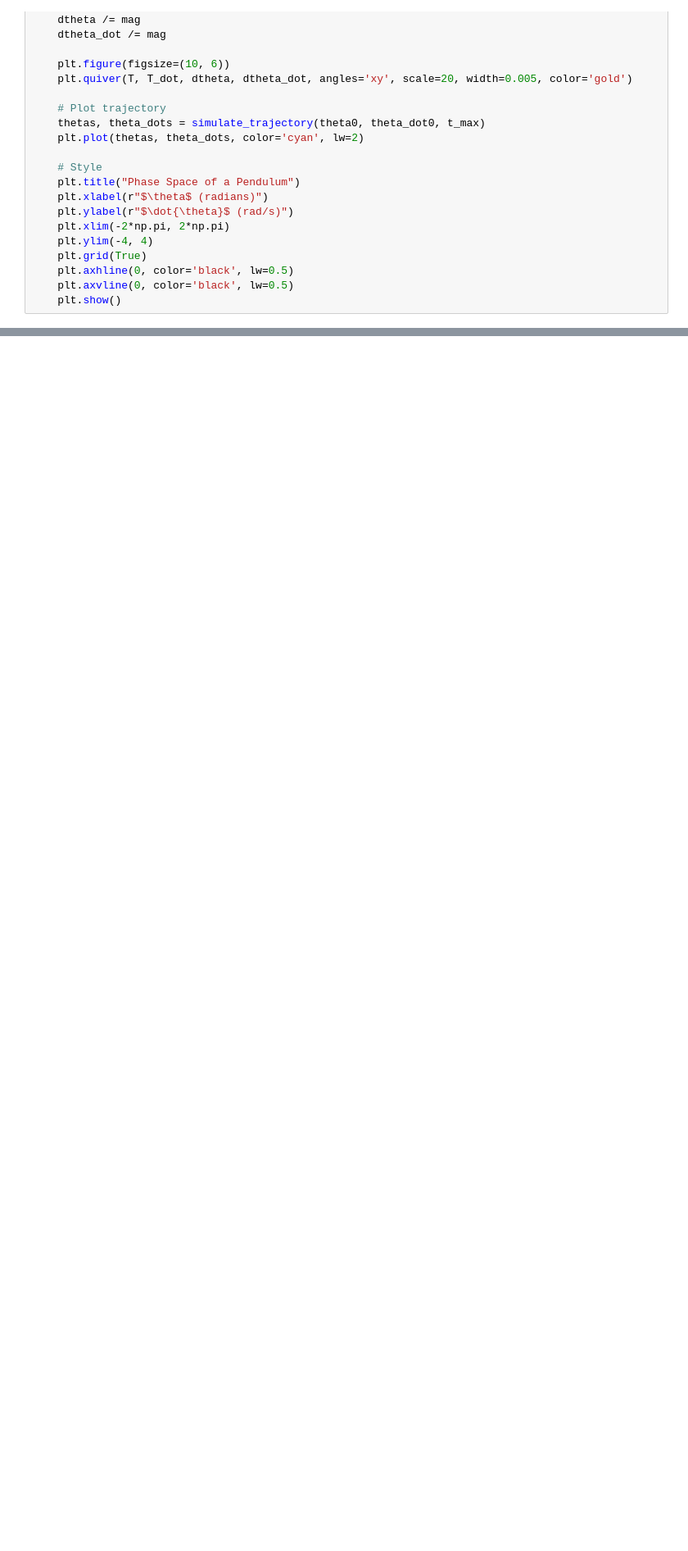
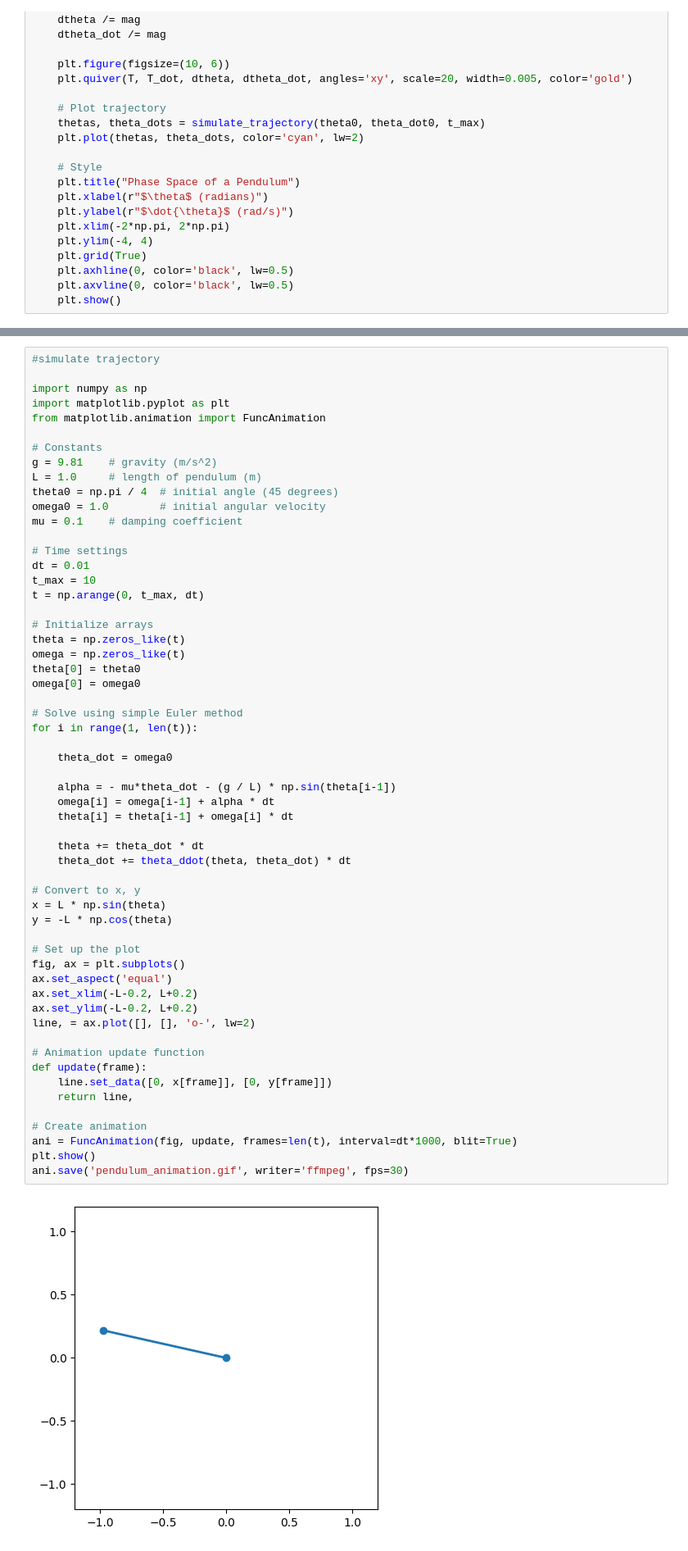
Before and after one commit to R1B0PR07008/School-Public, a Jupyter notebook: Math_IA/Untitled-1.ipynb, the cells around one changed output, grey strips where cells are left out. Shown: that part at 82% size. Saved outputs shown, nothing was run; the diff lists cells and outputs as text; blank space fills up the shorter version.

```diff
--- a/Math_IA/Untitled-1.ipynb
+++ b/Math_IA/Untitled-1.ipynb
@@ -160,3 +163,62 @@ def plot_phase_space(theta0=np.pi/3, theta_dot0=0.0, t_max=10):
 plot_phase_space(theta0=np.pi/3, theta_dot0=0.1, t_max=20)
 # %% [output]
 [figure]
+# %%
+#simulate trajectory
+
+import numpy as np
+import matplotlib.pyplot as plt
+from matplotlib.animation import FuncAnimation
+
+# Constants
+g = 9.81    # gravity (m/s^2)
+L = 1.0     # length of pendulum (m)
+theta0 = np.pi / 4  # initial angle (45 degrees)
+omega0 = 1.0        # initial angular velocity
+mu = 0.1    # damping coefficient
+
+# Time settings
+dt = 0.01
+t_max = 10
+t = np.arange(0, t_max, dt)
+
+# Initialize arrays
+theta = np.zeros_like(t)
+omega = np.zeros_like(t)
+theta[0] = theta0
+omega[0] = omega0
+
+# Solve using simple Euler method
+for i in range(1, len(t)):
+
+    theta_dot = omega0
+
+    alpha = - mu*theta_dot - (g / L) * np.sin(theta[i-1])
+    omega[i] = omega[i-1] + alpha * dt
+    theta[i] = theta[i-1] + omega[i] * dt
+
+    theta += theta_dot * dt
+    theta_dot += theta_ddot(theta, theta_dot) * dt
+
+# Convert to x, y
+x = L * np.sin(theta)
+y = -L * np.cos(theta)
+
+# Set up the plot
+fig, ax = plt.subplots()
+ax.set_aspect('equal')
+ax.set_xlim(-L-0.2, L+0.2)
+ax.set_ylim(-L-0.2, L+0.2)
+line, = ax.plot([], [], 'o-', lw=2)
+
+# Animation update function
+def update(frame):
+    line.set_data([0, x[frame]], [0, y[frame]])
+    return line,
+
+# Create animation
+ani = FuncAnimation(fig, update, frames=len(t), interval=dt*1000, blit=True)
+plt.show()
+ani.save('pendulum_animation.gif', writer='ffmpeg', fps=30)
+# %% [output]
+[figure, added]
```
Also changed, not shown: parts of 14 cells of this notebook, 47 other files.
